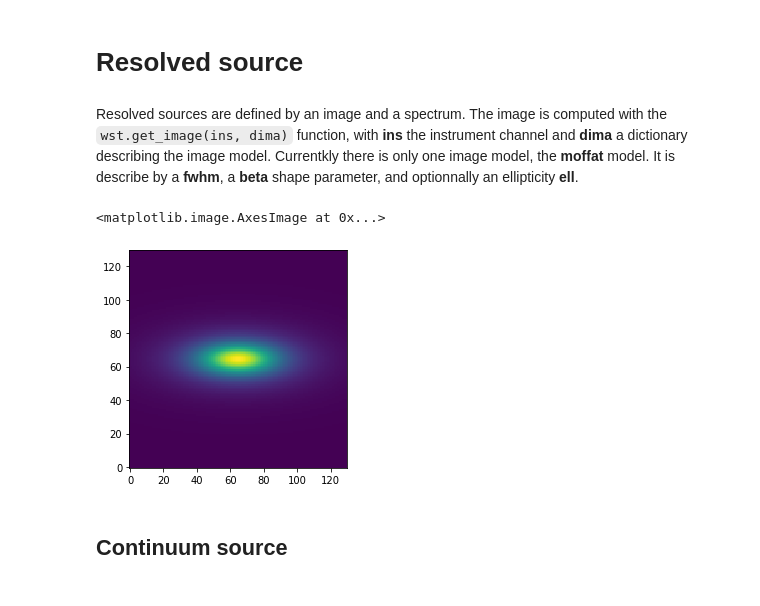
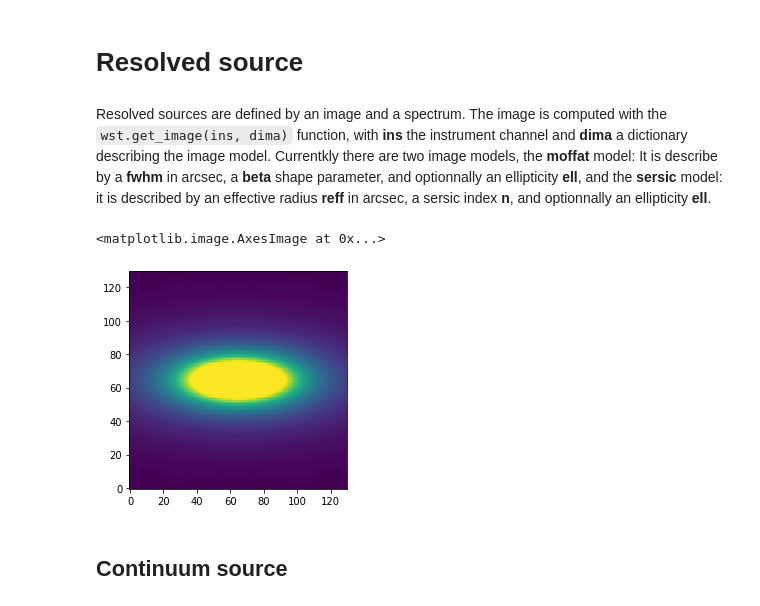
Before and after one commit to RolandBacon/pyetc, a Jupyter notebook: docs/tutorial.ipynb, the cells around one changed output. Saved outputs shown, nothing was run; the diff lists cells and outputs as text; code cells hidden in the pictures.

```diff
--- a/docs/tutorial.ipynb
+++ b/docs/tutorial.ipynb
@@ -745,15 +754,15 @@ Table length=18
 # Resolved source
 # %% [markdown]
 Resolved sources are defined by an image and a spectrum. The image is computed with the `wst.get_image(ins, dima)` function, with **ins** the instrument channel and **dima** a dictionary describing the image model.
-Currentkly there is only one image model, the **moffat** model. It is describe by a **fwhm**, a **beta** shape parameter, and optionnally an ellipticity **ell**.
+Currentkly there are two image models, the **moffat** model: It is describe by a **fwhm** in arcsec, a **beta** shape parameter, and optionnally an ellipticity **ell**, and the **sersic** model: it is described by an effective radius **reff** in arcsec, a sersic index **n**, and optionnally an ellipticity **ell**.
 # %%
 ifs = wst.ifs['red']
-dima = dict(type='moffat', fwhm=1.0, beta=2.0, ell=0.6)
+dima = dict(type='sersic', reff=1.0, n=2.0, ell=0.6)
 ima = wst.get_ima(ifs, dima)
-ima.plot()
+ima.plot(zscale=True)
 # %% [output]
 <matplotlib.image.AxesImage at 0x...>
-[figure, old version]
+[figure, new version]
 # %% [markdown]
 ## Continuum source
 # %% [markdown]
```
Also changed, not shown: parts of 13 cells of this notebook.
